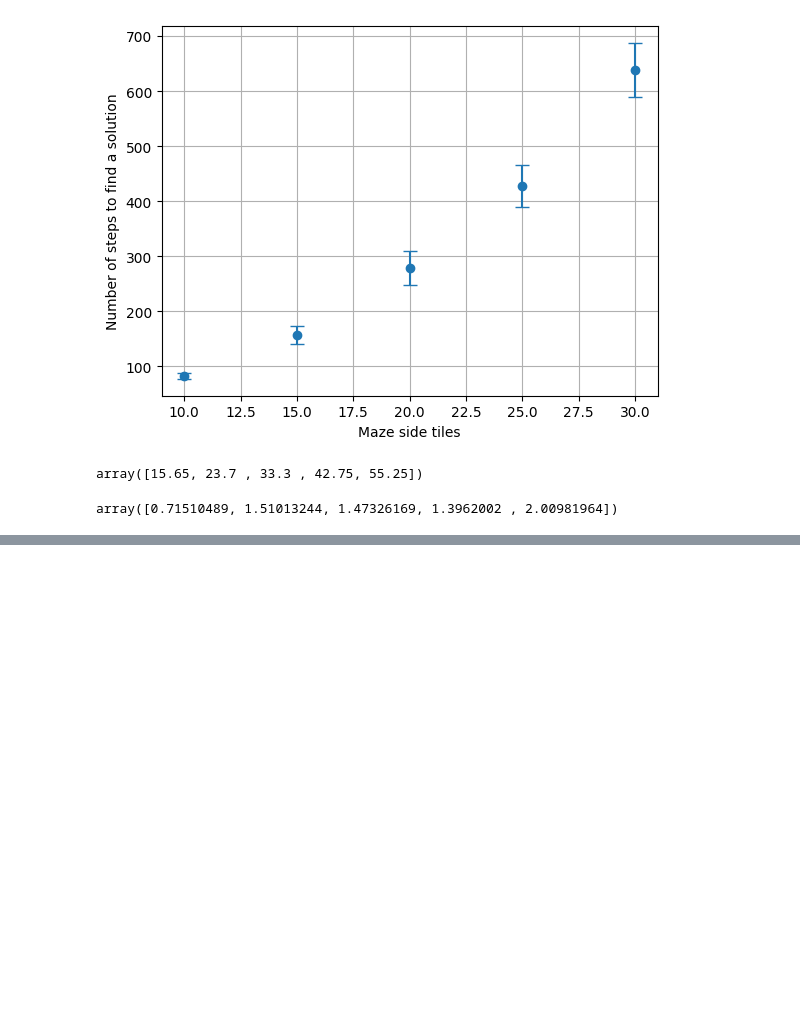
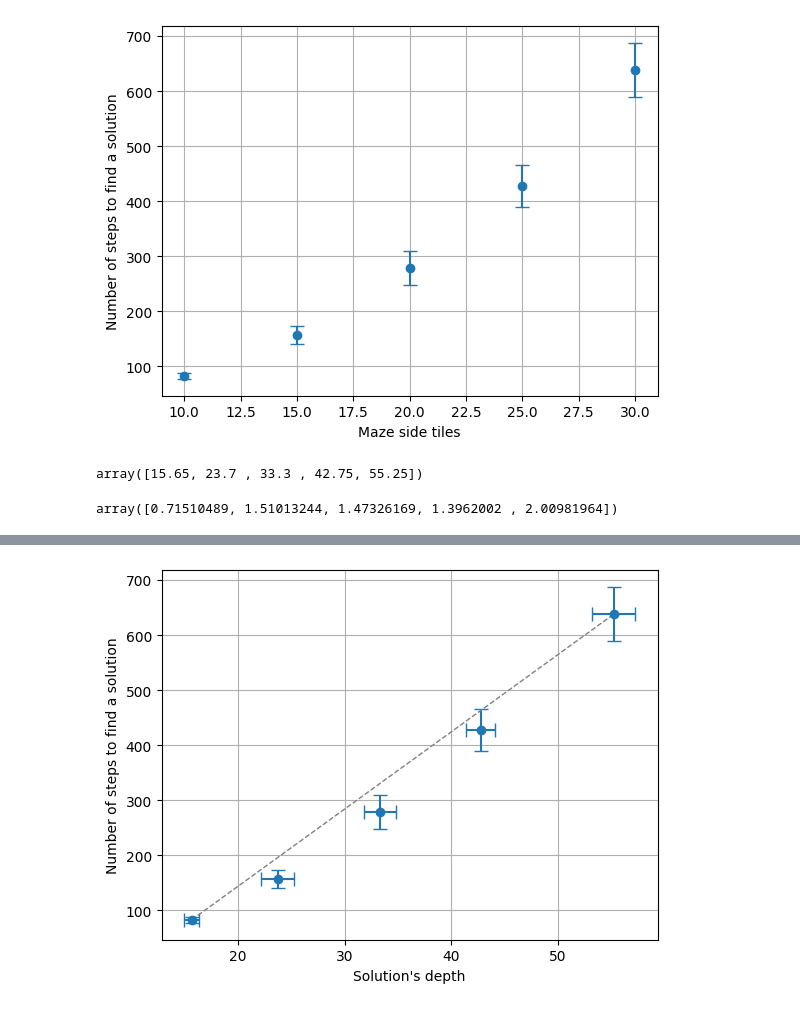
Before and after one commit to 0xInfty/TeleportationMaze, a Jupyter notebook: RandomMazeAStarGrowingN.ipynb, the cells around one changed output, grey strips where cells are left out. Cells and saved outputs as stored; diff of their text form; code cells hidden in the pictures; blank space fills up the shorter version.

```diff
--- a/RandomMazeAStarGrowingN.ipynb
+++ b/RandomMazeAStarGrowingN.ipynb
@@ -253,0 +243,12 @@ plt.savefig(os.path.join(series_dir, "NPlot2.png"))
+# %%
+%matplotlib inline
+plt.errorbar(depths_mean, n_steps_mean, n_steps_std / np.sqrt(n_repetitions), depths_std / np.sqrt(n_repetitions), marker="o", linestyle="none", capsize=5)
+plt.plot([depths_mean.min(),depths_mean.max()], [n_steps_mean.min(), n_steps_mean.max()],
+         "gray", linewidth=1, linestyle="dashed")
+plt.xlabel("Solution's depth")
+plt.ylabel("Number of steps to find a solution")
+plt.grid()
+
+plt.savefig(os.path.join(series_dir, "NPlot3.png"))
+# %% [output]
+[figure, added]
```
Also changed, not shown: parts of 15 cells of this notebook, 2 other files.
